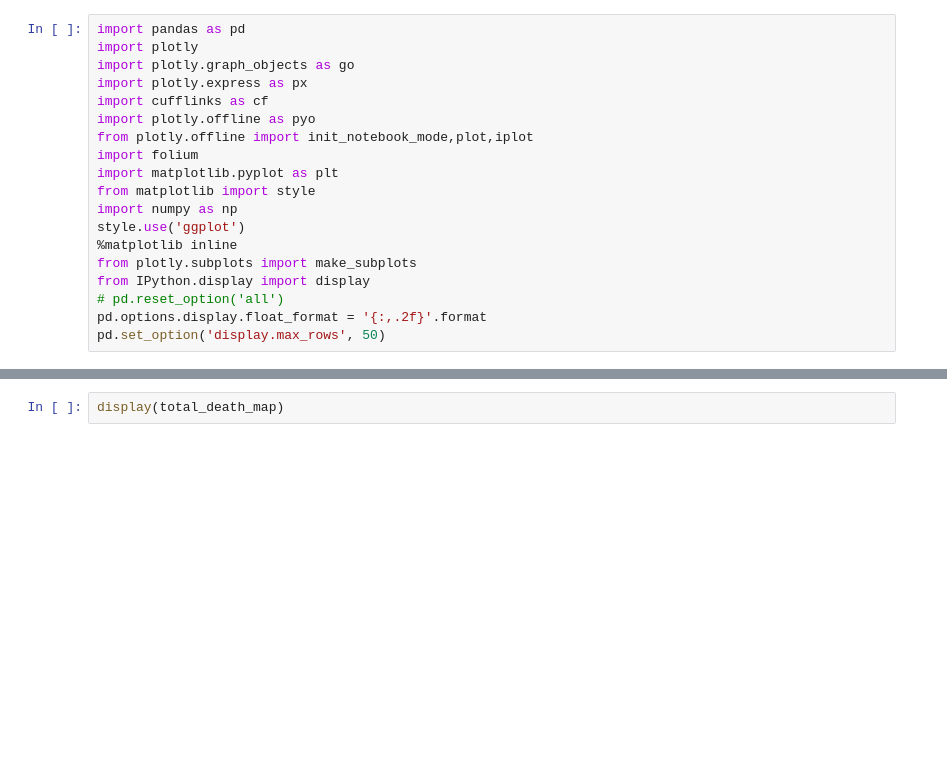
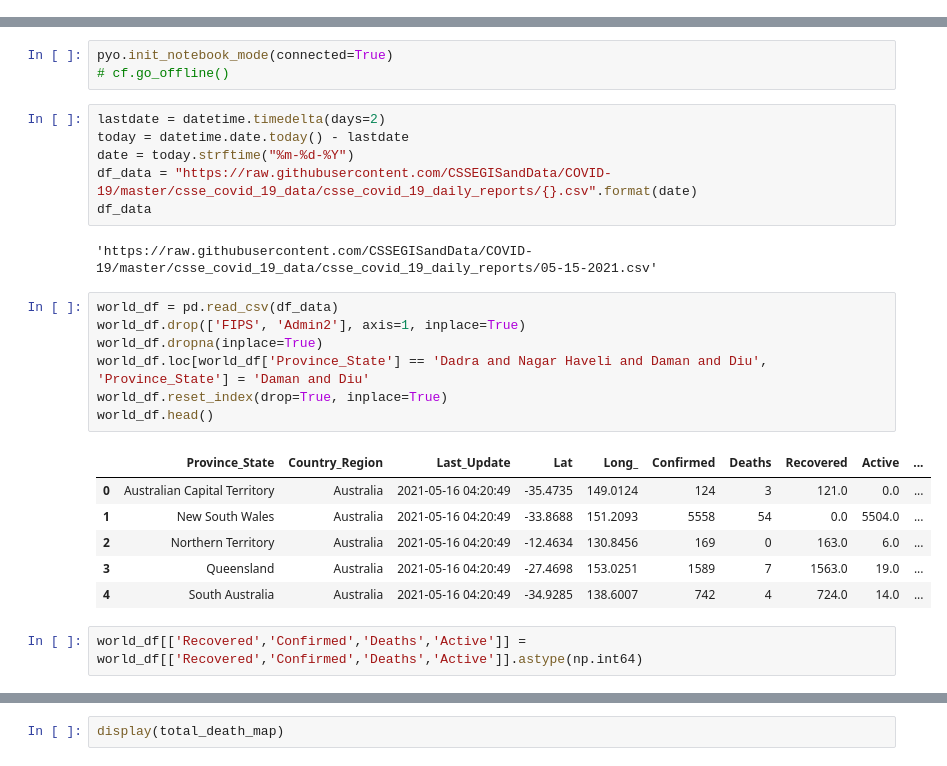
Before and after one commit to Nareshthangappa/Covid-Data-Analytics, a Jupyter notebook: corona_analysis.ipynb, the cells around one changed output, grey strips where cells are left out. Drawn from its saved outputs; the diff is of its cells as text; blank space fills up the shorter version.

```diff
--- a/corona_analysis.ipynb
+++ b/corona_analysis.ipynb
@@ -5,19 +0,0 @@ Coronaviruses are a large family of viruses which may cause illness in animals o
-# %%
-import pandas as pd
-import plotly
-import plotly.graph_objects as go
-import plotly.express as px
-import cufflinks as cf
-import plotly.offline as pyo
-from plotly.offline import init_notebook_mode,plot,iplot
-import folium
-import matplotlib.pyplot as plt
-from matplotlib import style
-import numpy as np
-style.use('ggplot')
-%matplotlib inline
-from plotly.subplots import make_subplots
-from IPython.display import display
-# pd.reset_option('all')
-pd.options.display.float_format = '{:,.2f}'.format
-pd.set_option('display.max_rows', 50)
@@ -173,0 +29,27 @@ for lat,long,value, name in zip(india_df['Lat'],india_df['Long_'],india_df['Deat
+# %%
+pyo.init_notebook_mode(connected=True)
+# cf.go_offline()
+# %%
+lastdate = datetime.timedelta(days=2)
+today = datetime.date.today() - lastdate
+date = today.strftime("%m-%d-%Y")
+df_data = "https://raw.githubusercontent.com/CSSEGISandData/COVID-19/master/csse_covid_19_data/csse_covid_19_daily_reports/{}.csv".format(date)
+df_data
+# %% [output]
+'https://raw.githubusercontent.com/CSSEGISandData/COVID-19/master/csse_covid_19_data/csse_covid_19_daily_reports/05-15-2021.csv'
+# %%
+world_df = pd.read_csv(df_data)
+world_df.drop(['FIPS', 'Admin2'], axis=1, inplace=True)
+world_df.dropna(inplace=True)
+world_df.loc[world_df['Province_State'] == 'Dadra and Nagar Haveli and Daman and Diu', 'Province_State'] = 'Daman and Diu'
+world_df.reset_index(drop=True, inplace=True)
+world_df.head()
+# %% [output]
+|  | Province_State | Country_Region | Last_Update | Lat | Long_ | Confirmed | Deaths | Recovered | Active | ... |
+| 0 | Australian Capital Territory | Australia | 2021-05-16 04:20:49 | -35.4735 | 149.0124 | 124 | 3 | 121.0 | 0.0 | ... |
+| 1 | New South Wales | Australia | 2021-05-16 04:20:49 | -33.8688 | 151.2093 | 5558 | 54 | 0.0 | 5504.0 | ... |
+| 2 | Northern Territory | Australia | 2021-05-16 04:20:49 | -12.4634 | 130.8456 | 169 | 0 | 163.0 | 6.0 | ... |
+| 3 | Queensland | Australia | 2021-05-16 04:20:49 | -27.4698 | 153.0251 | 1589 | 7 | 1563.0 | 19.0 | ... |
+| 4 | South Australia | Australia | 2021-05-16 04:20:49 | -34.9285 | 138.6007 | 742 | 4 | 724.0 | 14.0 | ... |
+# %%
+world_df[['Recovered','Confirmed','Deaths','Active']] = world_df[['Recovered','Confirmed','Deaths','Active']].astype(np.int64)
```
Also changed, not shown: parts of 48 cells of this notebook.
